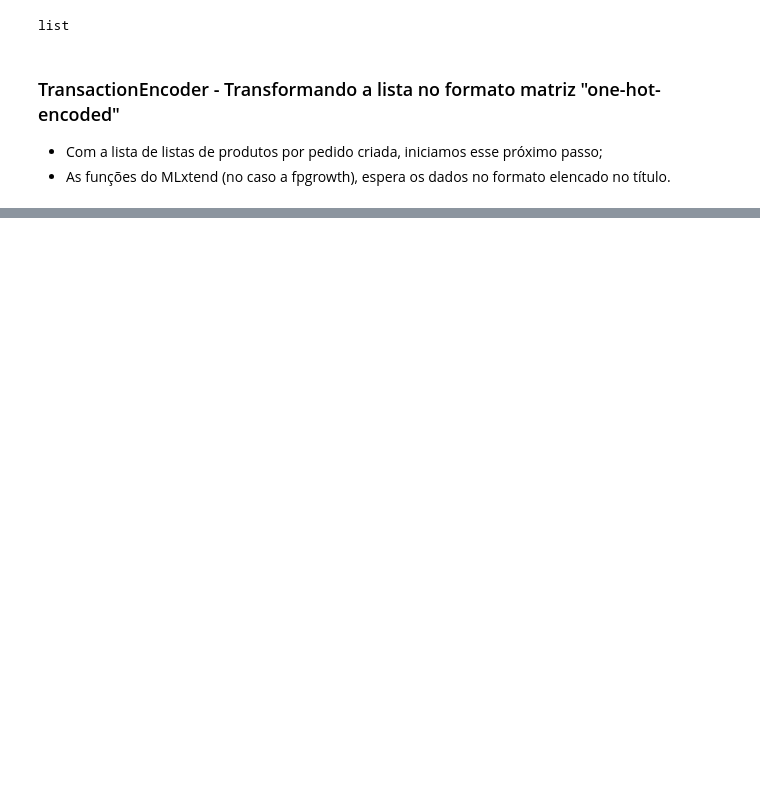
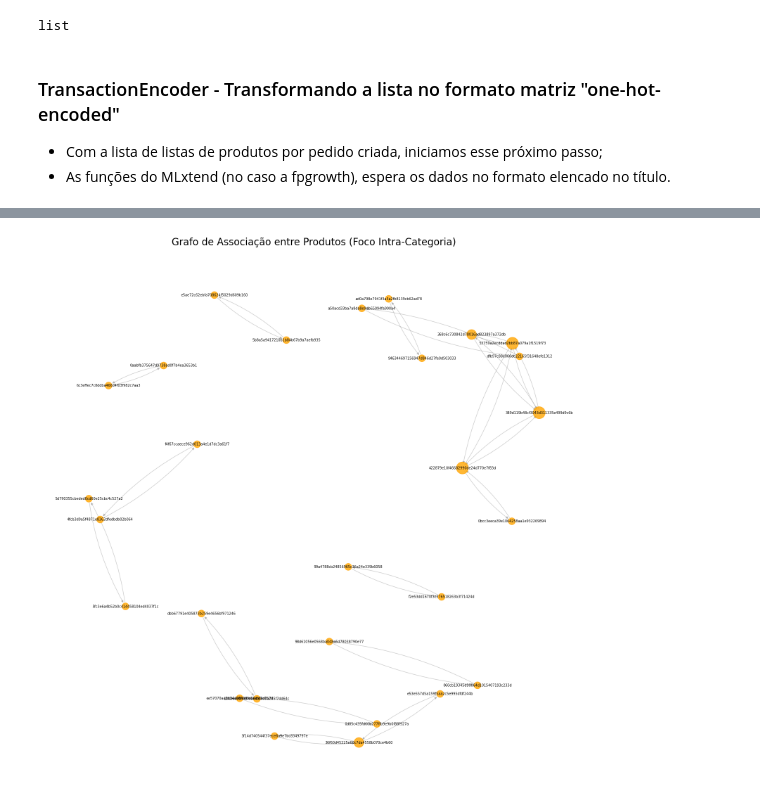
Before and after one commit to geangobo/cross-selling, a Jupyter notebook: src/analise_cesta.ipynb, the cells around one changed output, grey strips where cells are left out. Drawn from its saved outputs; the diff is of its cells as text; code cells hidden in the pictures; blank space fills up the shorter version.

```diff
--- a/src/analise_cesta.ipynb
+++ b/src/analise_cesta.ipynb
@@ -436,0 +794,89 @@ df_encoded_pd.shape
+# %%
+
+
+print("\n--- Iniciando Visualização: Grafo de Associação de Produtos (Intra-Categoria) ---")
+
+# Verificar se 'rules' existe e tem as colunas de categoria
+if ('rules' in locals() and not rules.empty and
+    'Categoria_Antecedent' in rules.columns and 'Categoria_Consequent' in rules.columns):
+
+    try:
+        # --- 1. Filtrar Regras Intra-Categoria Fortes ---
+        print("Passo 1: Filtrando regras intra-categoria...")
+        # Manter apenas onde categoria do antecedente é IGUAL à do consequente
+        intra_category_rules = rules[rules['Categoria_Antecedent'] == rules['Categoria_Consequent']].copy()
+
+        # (Opcional) Filtrar ainda mais por uma métrica mínima para focar nas mais fortes
+        min_lift_intra = 1.5 # Exemplo: Exigir um lift mínimo mesmo dentro da categoria
+        intra_category_rules = intra_category_rules[intra_category_rules['lift'] >= min_lift_intra]
+        print(f"Encontradas {len(intra_category_rules)} regras intra-categoria com lift >= {min_lift_intra}.")
+
+        if not intra_category_rules.empty:
+            # --- 2. Preparar Dados para Grafo de Produtos ---
+            print("Passo 2: Preparando dados (extraindo Product IDs)...")
+            # Filtrar para regras simples A->B para o grafo
+            rules_simple_intra = intra_category_rules[(intra_category_rules['antecedents'].apply(len) == 1) &
+                                                      (intra_category_rules['consequents'].apply(len) == 1)].copy()
+
+            if rules_simple_intra.empty:
+                 print("Nenhuma regra intra-categoria do tipo A->B encontrada após filtros.")
+            else:
+                print(f"Encontradas {len(rules_simple_intra)} regras intra-categoria A->B.")
+                # Extrair Product IDs
+                rules_simple_intra['Source_ProductID'] = rules_simple_intra['antecedents'].apply(lambda x: list(x)[0])
+                rules_simple_intra['Target_ProductID'] = rules_simple_intra['consequents'].apply(lambda x: list(x)[0])
+
+                # Selecionar colunas
+                graph_data_prod = rules_simple_intra[['Source_ProductID', 'Target_ProductID', 'lift', 'confidence']].copy()
+
+                # --- 3. Criar e Desenhar o Grafo ---
+                print(f"Passo 3: Criando grafo com {len(graph_data_prod)} arestas (regras)...")
+                G_intra = nx.from_pandas_edgelist(
+                    graph_data_prod,
+                    source='Source_ProductID',
+                    target='Target_ProductID',
+                    edge_attr=['lift', 'confidence'],
+                    create_using=nx.DiGraph()
+                )
+                print(f"Grafo intra-categoria criado com {G_intra.number_of_nodes()} nós (produtos) e {G_intra.number_of_edges()} arestas.")
+
+                if G_intra.number_of_nodes() > 0:
+                    # Calcular grau e tamanho
+                    degrees_intra = {node: G_intra.in_degree(node) + G_intra.out_degree(node) for node in G_intra.nodes()}
+                    node_sizes_intra = [degrees_intra.get(node, 1) * 100 for node in G_intra.nodes()] # Ajuste multiplicador
+
+                    # Calcular layout
+                    print("Calculando layout...")
+                    pos_intra = nx.spring_layout(G_intra, k=0.8, iterations=50, seed=42) # Ajuste k
+
+                    # Desenhar
+                    print("Desenhando o grafo...")
+                    plt.figure(figsize=(20, 20)) # Tamanho grande
+
+                    nx.draw_networkx_nodes(
+                        G_intra, pos_intra, node_size=node_sizes_intra, node_color='orange', alpha=0.8
+                    )
+                    nx.draw_networkx_edges(
+                        G_intra, pos_intra, alpha=0.4, edge_color='grey',
+                        arrows=True, arrowstyle='-|>', arrowsize=10,
+                        connectionstyle='arc3,rad=0.1'
+                    )
+                    # Rótulos são os Product IDs
+                    nx.draw_networkx_labels(
+                        G_intra, pos_intra, font_size=7, font_color='black'
+                    )
+
+                    plt.title("Grafo de Associação entre Produtos (Foco Intra-Categoria)", size=20)
+                    plt.axis('off')
+                    plt.show()
+                else:
+                    print("Grafo vazio, nada para desenhar.")
+        else:
+            print("Nenhuma regra intra-categoria restante após filtros para gerar o grafo.")
+
+    except Exception as e:
+        print(f"Erro ao gerar grafo intra-categoria por produto: {e}")
+
+else:
+    print("ERRO: DataFrame 'rules' (com categorias) não encontrado ou vazio.")
+# %% [output]
@@ -436,0 +892 @@ df_encoded_pd.shape
+[figure, added]
```
Also changed, not shown: parts of 20 cells of this notebook, 1 other file.
